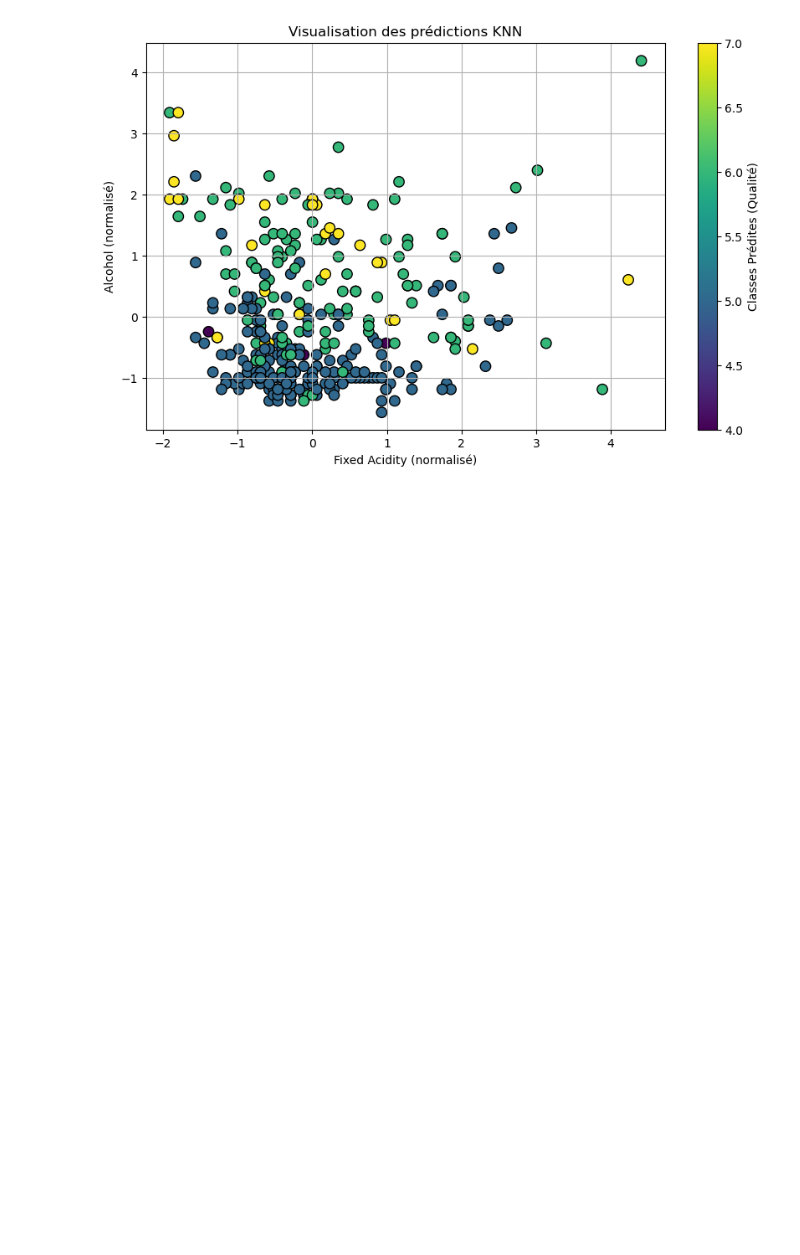
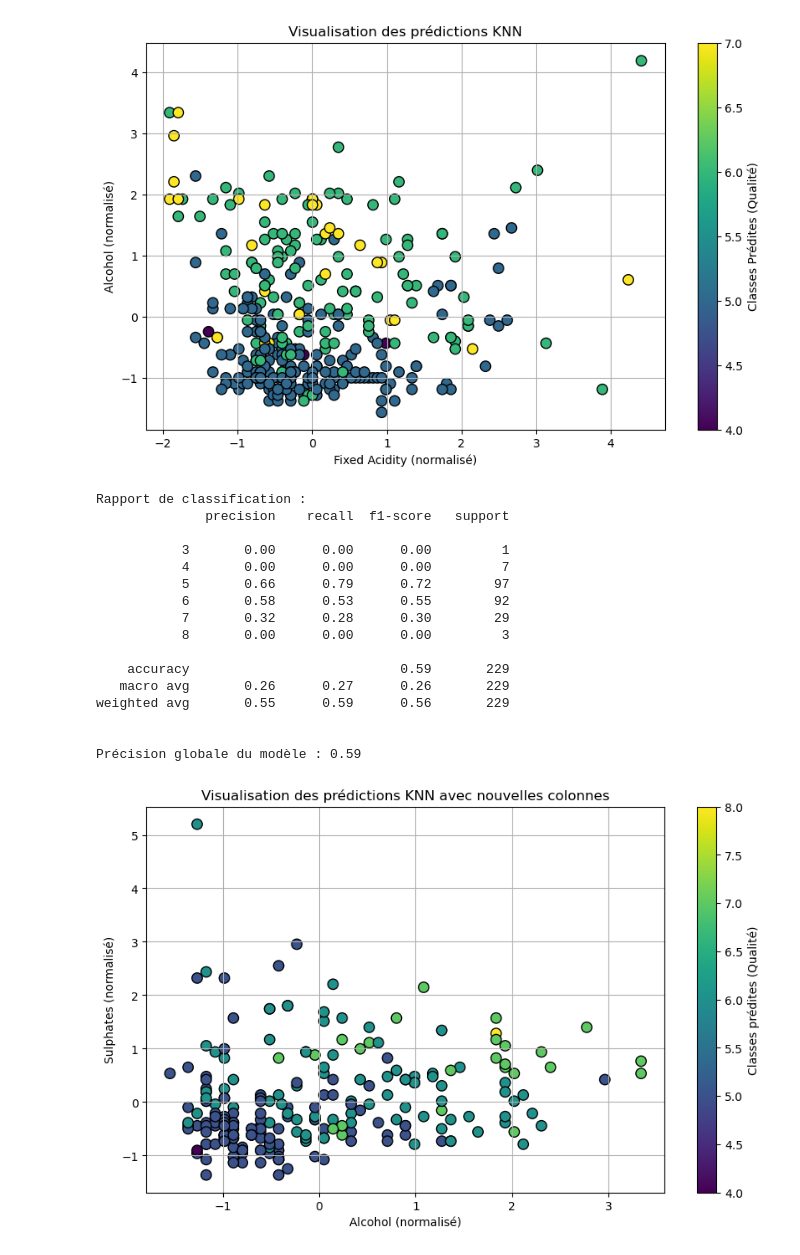
Before and after one commit to ipssiwayans/data_wine_quality_project, a Jupyter notebook: k_means/main.ipynb, the cells around one changed output. Drawn from its saved outputs; the diff is of its cells as text; code cells hidden in the pictures; blank space fills up the shorter version.

```diff
--- a/k_means/main.ipynb
+++ b/k_means/main.ipynb
@@ -387,3 +387,75 @@ weighted avg       0.50      0.54      0.52       343
 
 Précision globale du modèle : 0.54
 [figure]
+# %%
+# ----------- ALGO KNN AVEC NOUVELLES COLONNES ----------
+# Choix des caractéristiques et de la cible
+X = data_wine[['alcohol', 'sulphates', 'citric acid']].values  # Variables prédictives
+y = data_wine['quality'].values  # Variable cible (qualité du vin)
+
+# Diviser les données en ensembles d'entraînement (train) et de test (test)
+X_train, X_test, y_train, y_test = train_test_split(X, y, test_size=0.2, random_state=42, stratify=y)
+
+# Normalisation des données avec StandardScaler
+scaler = StandardScaler()
+X_train = scaler.fit_transform(X_train)
+X_test = scaler.transform(X_test)
+
+# Initialisation du modèle KNN avec k voisins
+k = 4  # Nombre de voisins
+knn = KNeighborsClassifier(n_neighbors=k)
+
+# Entraînement du modèle sur les données d'entraînement
+knn.fit(X_train, y_train)
+
+# Prédictions sur les données de test
+y_pred = knn.predict(X_test)
+
+# Évaluation du modèle
+print("\nRapport de classification :")
+print(classification_report(y_test, y_pred, zero_division=0))  # Gestion des classes non prédictes
+
+# Calcul de la précision globale
+accuracy = accuracy_score(y_test, y_pred)
+print(f"\nPrécision globale du modèle : {accuracy:.2f}")
+
+# Visualisation des résultats (projection 2D pour simplicité)
+plt.figure(figsize=(10, 6))
+plt.scatter(X_test[:, 0], X_test[:, 1], c=y_pred, cmap='viridis', edgecolor='k', s=80)
+plt.title("Visualisation des prédictions KNN avec nouvelles colonnes")
+plt.xlabel("Alcohol (normalisé)")
+plt.ylabel("Sulphates (normalisé)")
+plt.colorbar(label="Classes prédites (Qualité)")
+plt.grid()
+plt.show()
+
+# Optionnel : Visualisation en 3D
+fig = plt.figure(figsize=(12, 8))
+ax = fig.add_subplot(111, projection='3d')
+scatter = ax.scatter(
+    X_test[:, 0], X_test[:, 1], X_test[:, 2], c=y_pred, cmap='viridis', edgecolor='k', s=80
+)
+ax.set_title("Visualisation 3D des prédictions KNN")
+ax.set_xlabel("Alcohol (normalisé)")
+ax.set_ylabel("Sulphates (normalisé)")
+ax.set_zlabel("Citric Acid (normalisé)")
+plt.colorbar(scatter, ax=ax, label="Classes prédites (Qualité)")
+plt.show()
+# %% [output]
+Rapport de classification :
+              precision    recall  f1-score   support
+
+           3       0.00      0.00      0.00         1
+           4       0.00      0.00      0.00         7
+           5       0.66      0.79      0.72        97
+           6       0.58      0.53      0.55        92
+           7       0.32      0.28      0.30        29
+           8       0.00      0.00      0.00         3
+
+    accuracy                           0.59       229
+   macro avg       0.26      0.27      0.26       229
+weighted avg       0.55      0.59      0.56       229
+
+
+Précision globale du modèle : 0.59
+[figure, added]
```
Also changed, not shown: parts of 2 cells of this notebook, 3 other files.
